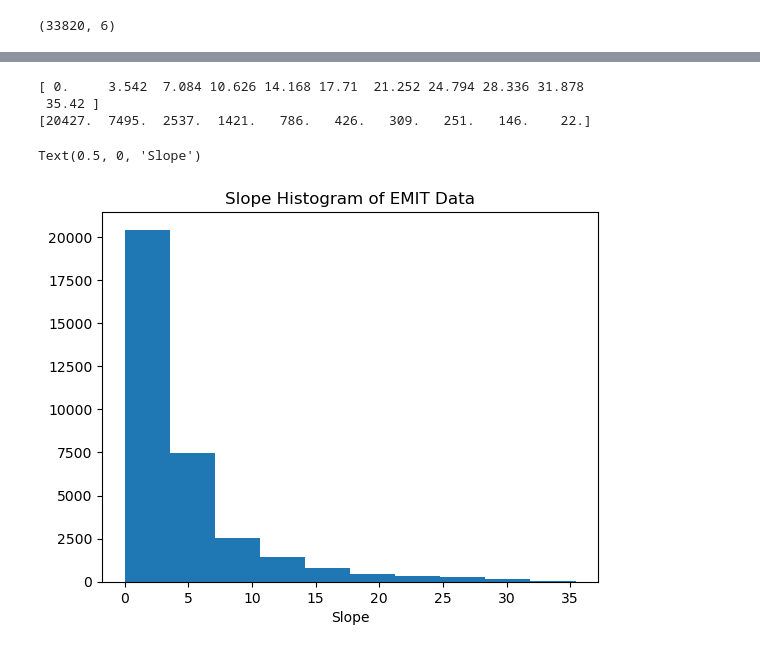
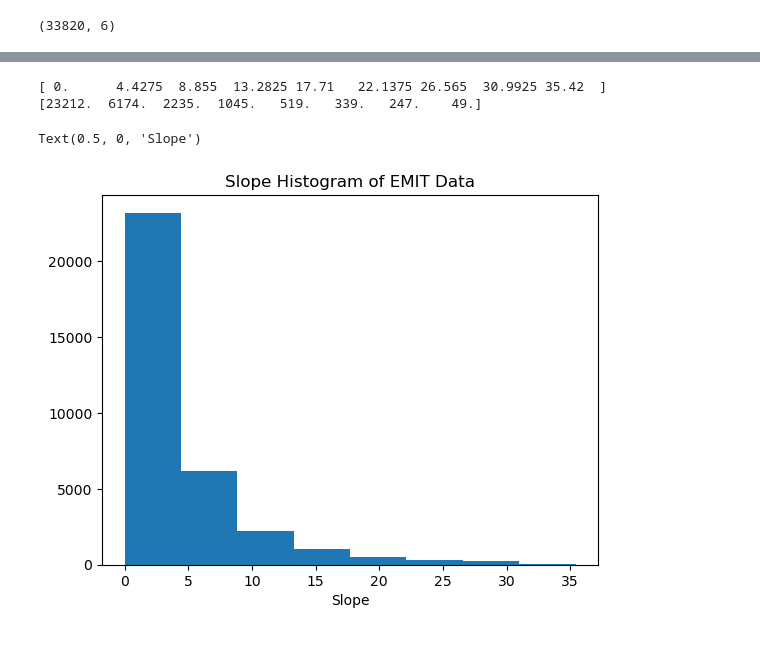
Before and after one commit to varunpatro1/EMIT_scene_analysis, a Jupyter notebook: retrieve_features.ipynb, the cells around one changed output, grey strips where cells are left out. Cells and saved outputs as stored; diff of their text form; code cells hidden in the pictures.

```diff
--- a/retrieve_features.ipynb
+++ b/retrieve_features.ipynb
@@ -154,13 +154,12 @@ Text(0.5, 0, 'Zenith (deg)')
 # %%
-n, bins, patches = plt.hist(slope)
+n, bins, patches = plt.hist(slope, bins = 8)
 print(bins)
 print(n)
 plt.title('Slope Histogram of EMIT Data')
 plt.xlabel('Slope')
 # %% [output]
-[ 0.     3.542  7.084 10.626 14.168 17.71  21.252 24.794 28.336 31.878
- 35.42 ]
-[20427.  7495.  2537.  1421.   786.   426.   309.   251.   146.    22.]
+[ 0.      4.4275  8.855  13.2825 17.71   22.1375 26.565  30.9925 35.42  ]
+[23212.  6174.  2235.  1045.   519.   339.   247.    49.]
 Text(0.5, 0, 'Slope')
-[figure, old version]
+[figure, new version]
 # %%
```
Also changed, not shown: parts of 4 cells of this notebook.
